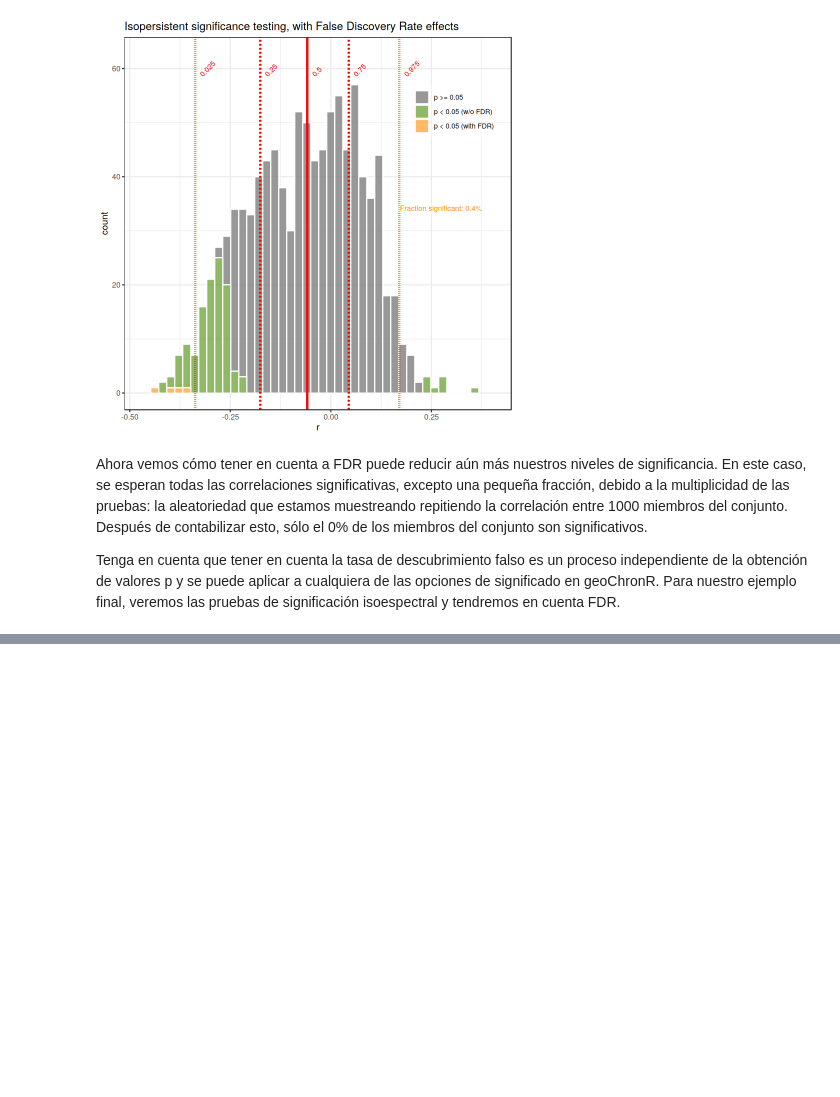
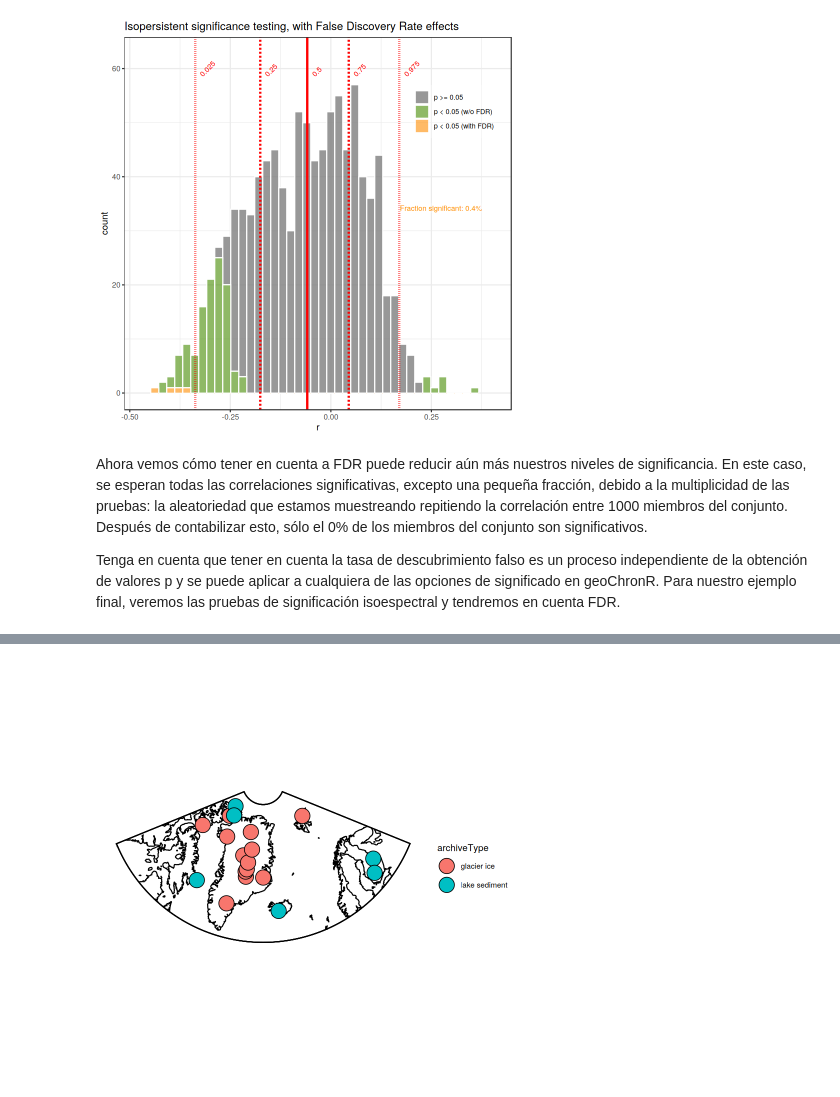
Before and after one commit to mat1506/clasePUC, a Jupyter notebook: GeochronR.ipynb, the cells around one changed output, grey strips where cells are left out. Cells and saved outputs as stored; diff of their text form; code cells hidden in the pictures; blank space fills up the shorter version.

```diff
--- a/GeochronR.ipynb
+++ b/GeochronR.ipynb
@@ -296,0 +304,2 @@ Tenga en cuenta que tener en cuenta la tasa de descubrimiento falso es un proces
+# %%
+  FD <- lipdR::readLipd("http://lipdverse.org/geoChronR-examples/arc2k/Arctic2k.zip")
@@ -296,0 +324,4 @@ Tenga en cuenta que tener en cuenta la tasa de descubrimiento falso es un proces
+# %%
+mapLipd(FD,map.type = "line",projection = "stereo",f = 0.1)
+# %% [output]
+[figure, added]
```
Also changed, not shown: parts of 23 cells of this notebook, 8 other files.
